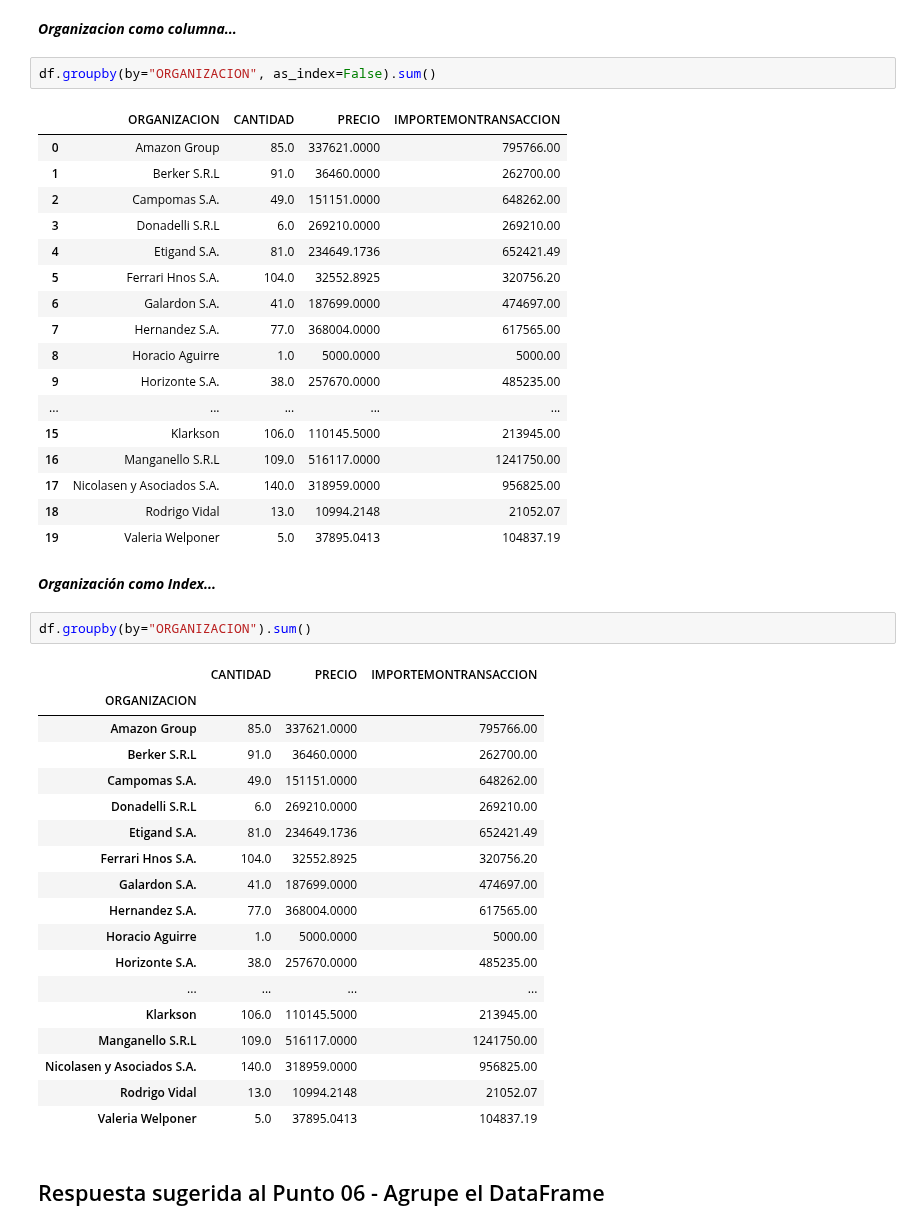
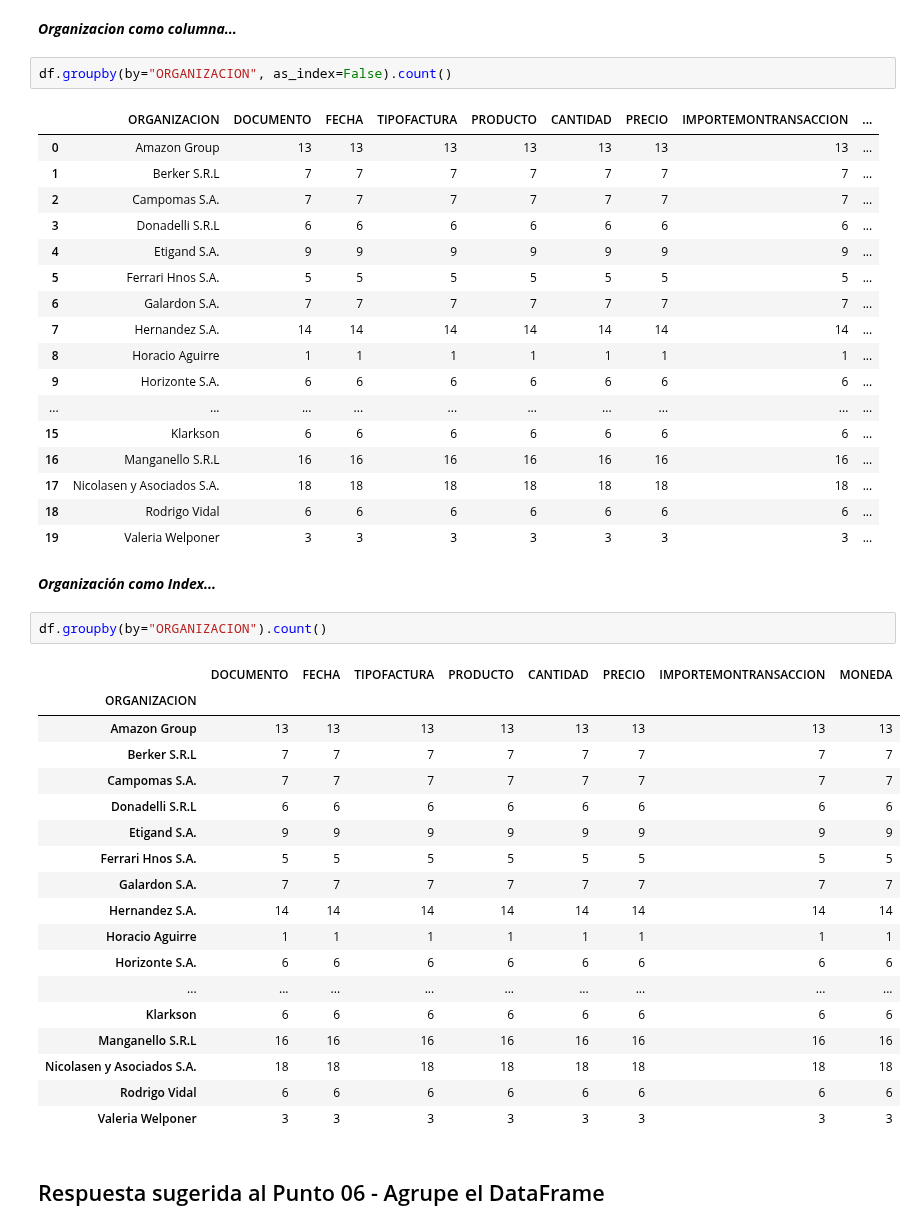
Before and after one commit to cristiandarioortegayubro/BA, a Jupyter notebook: pd_ej_01.ipynb, the cells around one changed output. Cells and saved outputs as stored; diff of their text form.

```diff
--- a/pd_ej_01.ipynb
+++ b/pd_ej_01.ipynb
@@ -220,48 +220,48 @@ memory usage: 11.3+ KB
 # %% [markdown]
 ***Organizacion como columna...***
 # %%
-df.groupby(by="ORGANIZACION", as_index=False).sum()
+df.groupby(by="ORGANIZACION", as_index=False).count()
 # %% [output]
-|  | ORGANIZACION | CANTIDAD | PRECIO | IMPORTEMONTRANSACCION |
-| 0 | Amazon Group | 85.0 | 337621.0000 | 795766.00 |
-| 1 | Berker S.R.L | 91.0 | 36460.0000 | 262700.00 |
-| 2 | Campomas S.A. | 49.0 | 151151.0000 | 648262.00 |
-| 3 | Donadelli S.R.L | 6.0 | 269210.0000 | 269210.00 |
-| 4 | Etigand S.A. | 81.0 | 234649.1736 | 652421.49 |
-| 5 | Ferrari Hnos S.A. | 104.0 | 32552.8925 | 320756.20 |
-| 6 | Galardon S.A. | 41.0 | 187699.0000 | 474697.00 |
-| 7 | Hernandez S.A. | 77.0 | 368004.0000 | 617565.00 |
-| 8 | Horacio Aguirre | 1.0 | 5000.0000 | 5000.00 |
-| 9 | Horizonte S.A. | 38.0 | 257670.0000 | 485235.00 |
-| ... | ... | ... | ... | ... |
-| 15 | Klarkson | 106.0 | 110145.5000 | 213945.00 |
-| 16 | Manganello S.R.L | 109.0 | 516117.0000 | 1241750.00 |
-| 17 | Nicolasen y Asociados S.A. | 140.0 | 318959.0000 | 956825.00 |
-| 18 | Rodrigo Vidal | 13.0 | 10994.2148 | 21052.07 |
-| 19 | Valeria Welponer | 5.0 | 37895.0413 | 104837.19 |
+|  | ORGANIZACION | DOCUMENTO | FECHA | TIPOFACTURA | PRODUCTO | CANTIDAD | PRECIO | IMPORTEMONTRANSACCION | ... |
+| 0 | Amazon Group | 13 | 13 | 13 | 13 | 13 | 13 | 13 | ... |
+| 1 | Berker S.R.L | 7 | 7 | 7 | 7 | 7 | 7 | 7 | ... |
+| 2 | Campomas S.A. | 7 | 7 | 7 | 7 | 7 | 7 | 7 | ... |
+| 3 | Donadelli S.R.L | 6 | 6 | 6 | 6 | 6 | 6 | 6 | ... |
+| 4 | Etigand S.A. | 9 | 9 | 9 | 9 | 9 | 9 | 9 | ... |
+| 5 | Ferrari Hnos S.A. | 5 | 5 | 5 | 5 | 5 | 5 | 5 | ... |
+| 6 | Galardon S.A. | 7 | 7 | 7 | 7 | 7 | 7 | 7 | ... |
+| 7 | Hernandez S.A. | 14 | 14 | 14 | 14 | 14 | 14 | 14 | ... |
+| 8 | Horacio Aguirre | 1 | 1 | 1 | 1 | 1 | 1 | 1 | ... |
+| 9 | Horizonte S.A. | 6 | 6 | 6 | 6 | 6 | 6 | 6 | ... |
+| ... | ... | ... | ... | ... | ... | ... | ... | ... | ... |
+| 15 | Klarkson | 6 | 6 | 6 | 6 | 6 | 6 | 6 | ... |
+| 16 | Manganello S.R.L | 16 | 16 | 16 | 16 | 16 | 16 | 16 | ... |
+| 17 | Nicolasen y Asociados S.A. | 18 | 18 | 18 | 18 | 18 | 18 | 18 | ... |
+| 18 | Rodrigo Vidal | 6 | 6 | 6 | 6 | 6 | 6 | 6 | ... |
+| 19 | Valeria Welponer | 3 | 3 | 3 | 3 | 3 | 3 | 3 | ... |
 # %% [markdown]
 ***Organización como Index...***
 # %%
-df.groupby(by="ORGANIZACION").sum()
+df.groupby(by="ORGANIZACION").count()
 # %% [output]
-|  | CANTIDAD | PRECIO | IMPORTEMONTRANSACCION |
-| ORGANIZACION |  |  |  |
-| Amazon Group | 85.0 | 337621.0000 | 795766.00 |
-| Berker S.R.L | 91.0 | 36460.0000 | 262700.00 |
-| Campomas S.A. | 49.0 | 151151.0000 | 648262.00 |
-| Donadelli S.R.L | 6.0 | 269210.0000 | 269210.00 |
-| Etigand S.A. | 81.0 | 234649.1736 | 652421.49 |
-| Ferrari Hnos S.A. | 104.0 | 32552.8925 | 320756.20 |
-| Galardon S.A. | 41.0 | 187699.0000 | 474697.00 |
-| Hernandez S.A. | 77.0 | 368004.0000 | 617565.00 |
-| Horacio Aguirre | 1.0 | 5000.0000 | 5000.00 |
-| Horizonte S.A. | 38.0 | 257670.0000 | 485235.00 |
-| ... | ... | ... | ... |
-| Klarkson | 106.0 | 110145.5000 | 213945.00 |
-| Manganello S.R.L | 109.0 | 516117.0000 | 1241750.00 |
-| Nicolasen y Asociados S.A. | 140.0 | 318959.0000 | 956825.00 |
-| Rodrigo Vidal | 13.0 | 10994.2148 | 21052.07 |
-| Valeria Welponer | 5.0 | 37895.0413 | 104837.19 |
+|  | DOCUMENTO | FECHA | TIPOFACTURA | PRODUCTO | CANTIDAD | PRECIO | IMPORTEMONTRANSACCION | MONEDA |
+| ORGANIZACION |  |  |  |  |  |  |  |  |
+| Amazon Group | 13 | 13 | 13 | 13 | 13 | 13 | 13 | 13 |
+| Berker S.R.L | 7 | 7 | 7 | 7 | 7 | 7 | 7 | 7 |
+| Campomas S.A. | 7 | 7 | 7 | 7 | 7 | 7 | 7 | 7 |
+| Donadelli S.R.L | 6 | 6 | 6 | 6 | 6 | 6 | 6 | 6 |
+| Etigand S.A. | 9 | 9 | 9 | 9 | 9 | 9 | 9 | 9 |
+| Ferrari Hnos S.A. | 5 | 5 | 5 | 5 | 5 | 5 | 5 | 5 |
+| Galardon S.A. | 7 | 7 | 7 | 7 | 7 | 7 | 7 | 7 |
+| Hernandez S.A. | 14 | 14 | 14 | 14 | 14 | 14 | 14 | 14 |
+| Horacio Aguirre | 1 | 1 | 1 | 1 | 1 | 1 | 1 | 1 |
+| Horizonte S.A. | 6 | 6 | 6 | 6 | 6 | 6 | 6 | 6 |
+| ... | ... | ... | ... | ... | ... | ... | ... | ... |
+| Klarkson | 6 | 6 | 6 | 6 | 6 | 6 | 6 | 6 |
+| Manganello S.R.L | 16 | 16 | 16 | 16 | 16 | 16 | 16 | 16 |
+| Nicolasen y Asociados S.A. | 18 | 18 | 18 | 18 | 18 | 18 | 18 | 18 |
+| Rodrigo Vidal | 6 | 6 | 6 | 6 | 6 | 6 | 6 | 6 |
+| Valeria Welponer | 3 | 3 | 3 | 3 | 3 | 3 | 3 | 3 |
 # %% [markdown]
 <a name="respuesta06"></a>
 
```
Also changed, not shown: parts of 2 cells of this notebook.
